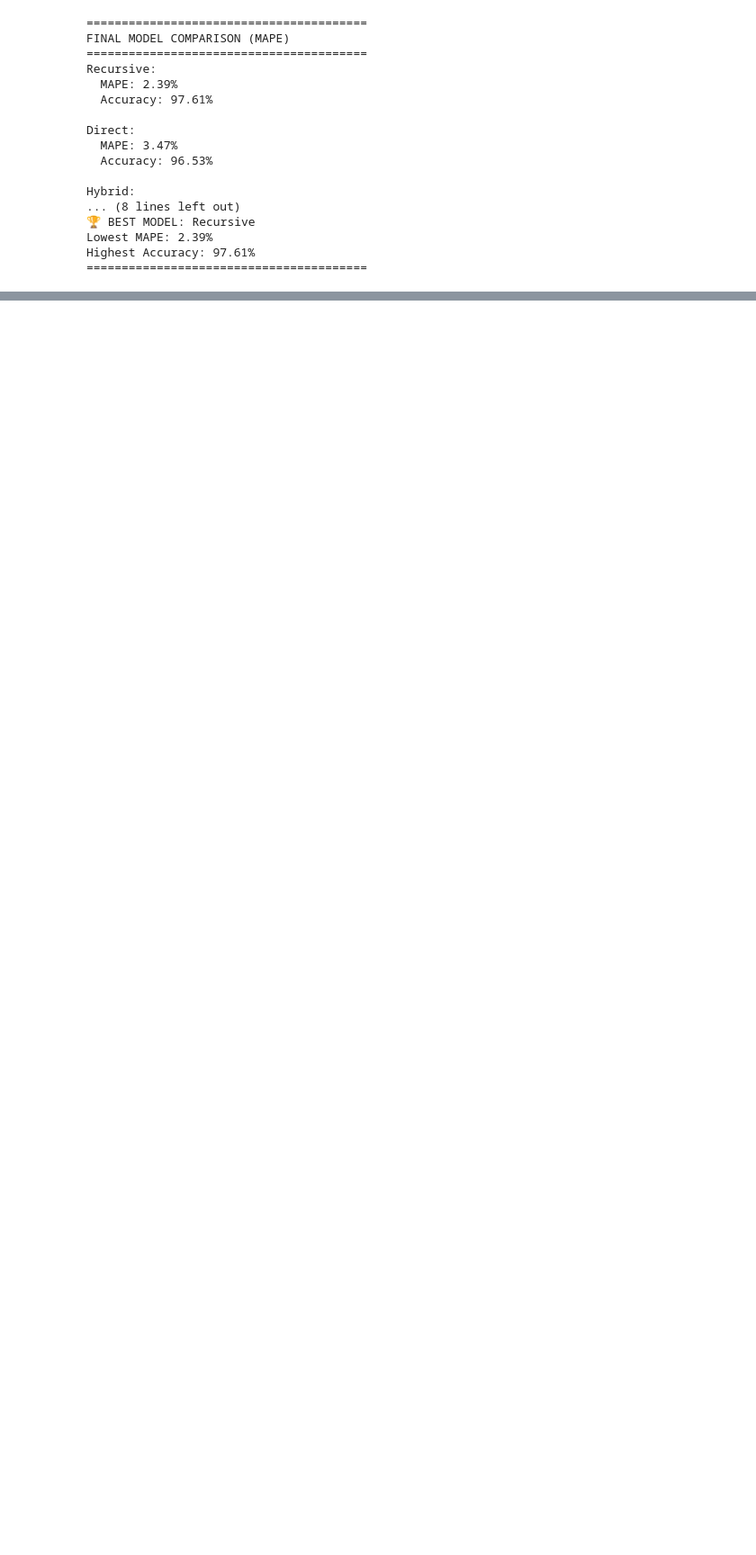
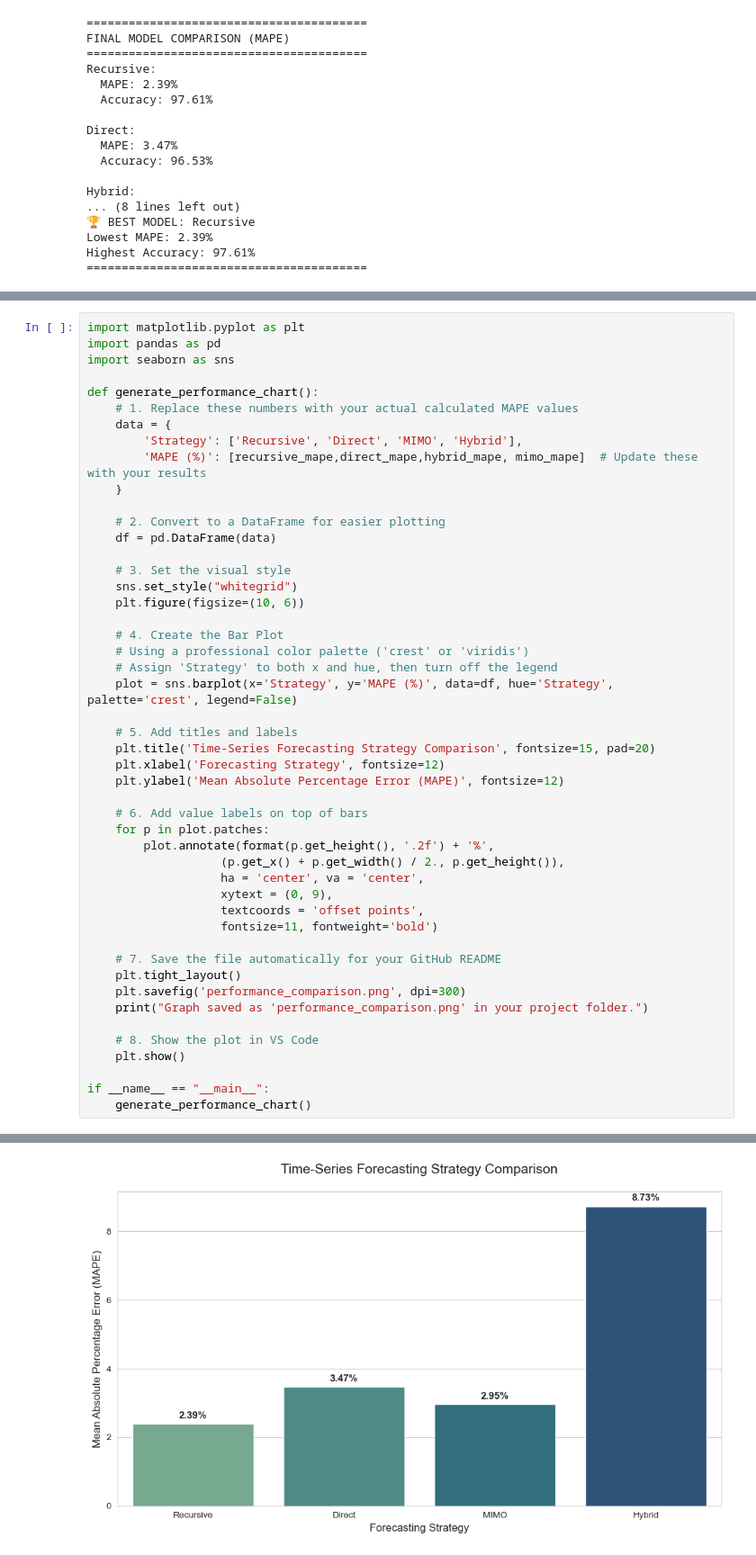
Before and after one commit to vihan2304/time-series-forecasting, a Jupyter notebook: FINAL_FORECAST.ipynb, the cells around one changed output, grey strips where cells are left out. Shown at 90% size. Drawn from its saved outputs; the diff is of its cells as text; blank space fills up the shorter version.

```diff
--- a/FINAL_FORECAST.ipynb
+++ b/FINAL_FORECAST.ipynb
@@ -476,0 +503,49 @@ Highest Accuracy: 97.61%
+# %%
+import matplotlib.pyplot as plt
+import pandas as pd
+import seaborn as sns
+
+def generate_performance_chart():
+    # 1. Replace these numbers with your actual calculated MAPE values
+    data = {
+        'Strategy': ['Recursive', 'Direct', 'MIMO', 'Hybrid'],
+        'MAPE (%)': [recursive_mape,direct_mape,hybrid_mape, mimo_mape]  # Update these with your results
+    }
+
+    # 2. Convert to a DataFrame for easier plotting
+    df = pd.DataFrame(data)
+
+    # 3. Set the visual style
+    sns.set_style("whitegrid")
+    plt.figure(figsize=(10, 6))
+
+    # 4. Create the Bar Plot
+    # Using a professional color palette ('crest' or 'viridis')
+    # Assign 'Strategy' to both x and hue, then turn off the legend
+    plot = sns.barplot(x='Strategy', y='MAPE (%)', data=df, hue='Strategy', palette='crest', legend=False)
+
+    # 5. Add titles and labels
+    plt.title('Time-Series Forecasting Strategy Comparison', fontsize=15, pad=20)
+    plt.xlabel('Forecasting Strategy', fontsize=12)
+    plt.ylabel('Mean Absolute Percentage Error (MAPE)', fontsize=12)
+
+    # 6. Add value labels on top of bars
+    for p in plot.patches:
+        plot.annotate(format(p.get_height(), '.2f') + '%',
+                   (p.get_x() + p.get_width() / 2., p.get_height()),
+                   ha = 'center', va = 'center',
+                   xytext = (0, 9),
+                   textcoords = 'offset points',
+                   fontsize=11, fontweight='bold')
+
+    # 7. Save the file automatically for your GitHub README
+    plt.tight_layout()
+    plt.savefig('performance_comparison.png', dpi=300)
+    print("Graph saved as 'performance_comparison.png' in your project folder.")
+
+    # 8. Show the plot in VS Code
+    plt.show()
+
+if __name__ == "__main__":
+    generate_performance_chart()
+# %% [output]
@@ -476,0 +553 @@ Highest Accuracy: 97.61%
+[figure, added]
```
Also changed, not shown: parts of 6 cells of this notebook.
